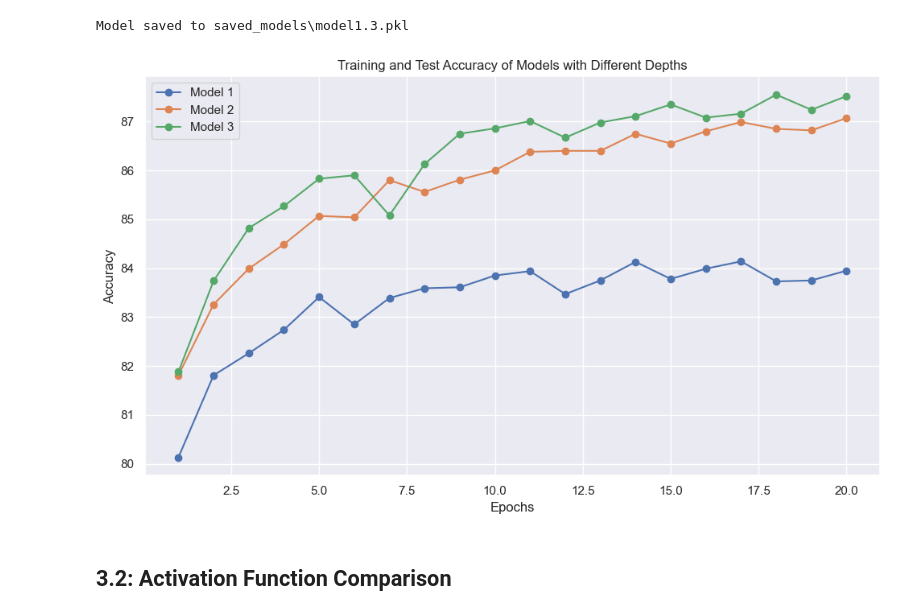
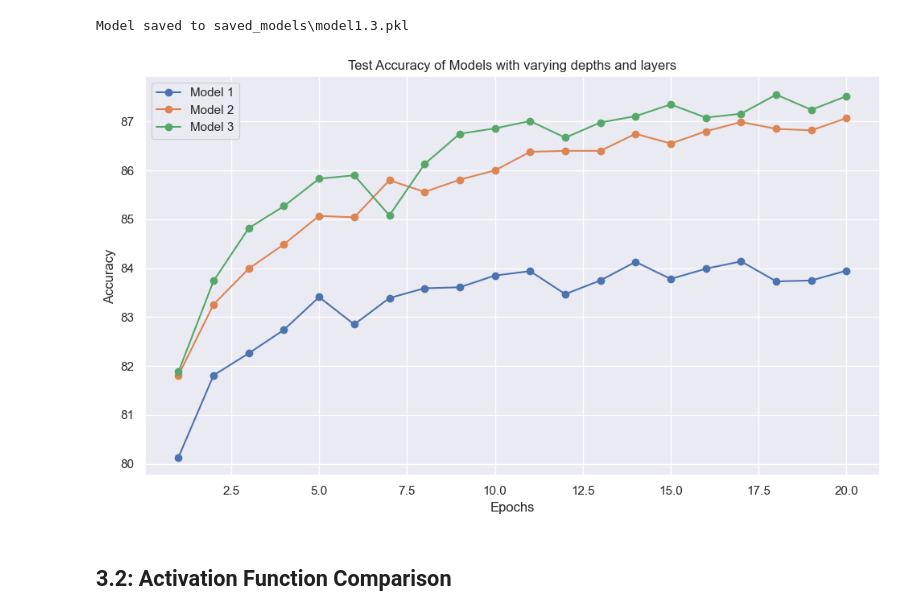
Before and after one commit to NickMilin/COMP551_A3, a Jupyter notebook: COMP551_A3.ipynb, the cells around one changed output. Drawn from its saved outputs; the diff is of its cells as text; code cells hidden in the pictures.

```diff
--- a/COMP551_A3.ipynb
+++ b/COMP551_A3.ipynb
@@ -434,19 +435,19 @@ Model saved to saved_models\model1.3.pkl
 # %%
 # Comparison of models test accuracy
 models = [('Model 1', model1), ('Model 2', model2), ('Model 3', model3)]
 plt.figure(figsize=(10, 6))
 for model_name, model in models:
     epochs = range(1, len(model.loss_history) + 1)
     plt.plot(epochs, [a*100 for a in model.test_accuracy_history], marker='o', label=model_name)
-plt.title('Training and Test Accuracy of Models with Different Depths')
+plt.title('Test Accuracy of Models with varying depths and layers')
 plt.xlabel('Epochs')
 plt.ylabel('Accuracy')
 plt.legend()
 plt.grid(True)
 plt.tight_layout()
 plt.show()
 # %% [output]
-[figure, old version]
+[figure, new version]
 # %% [markdown]
 ## 3.2: Activation Function Comparison
 # %%
```
Also changed, not shown: parts of 10 cells of this notebook, 15 other files.
